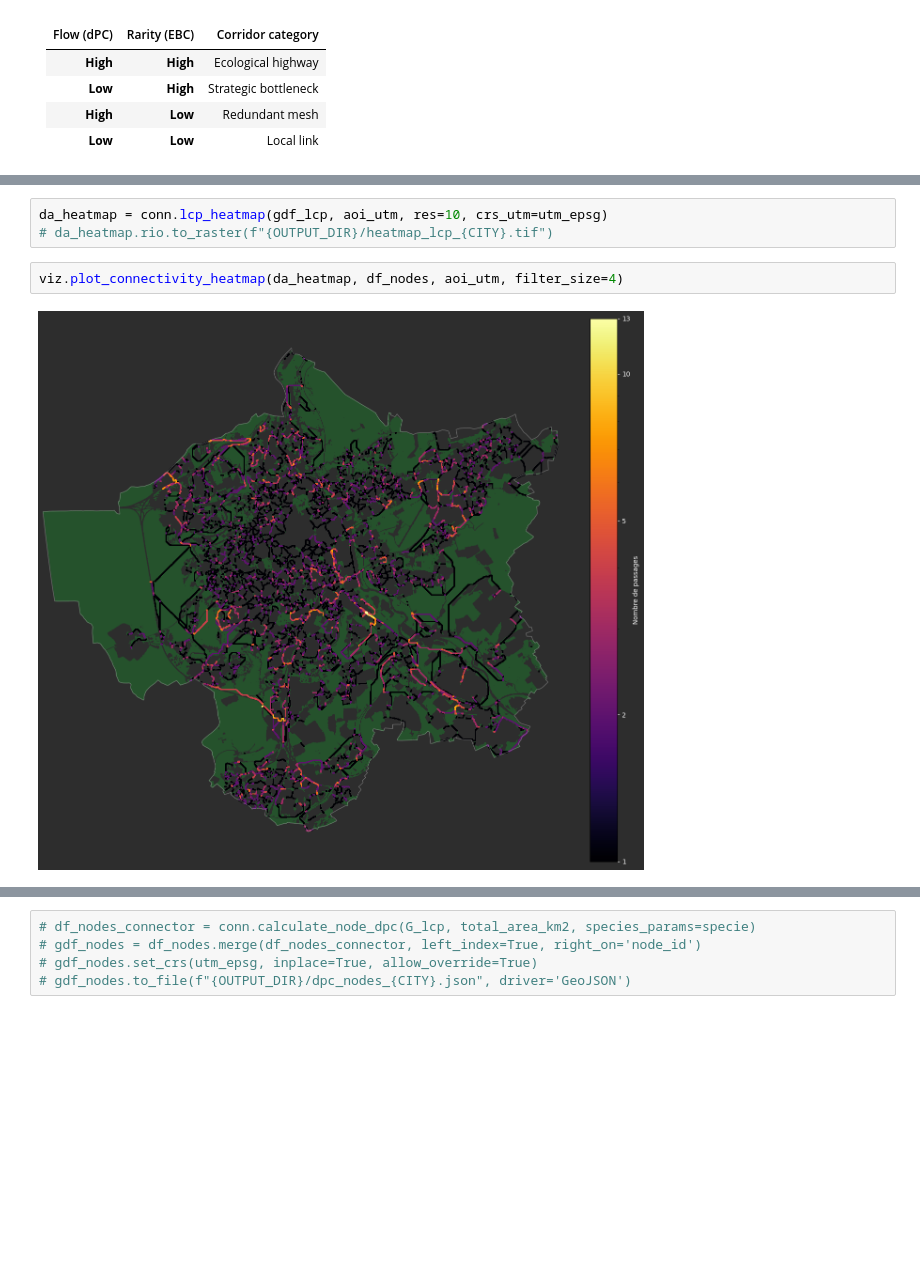
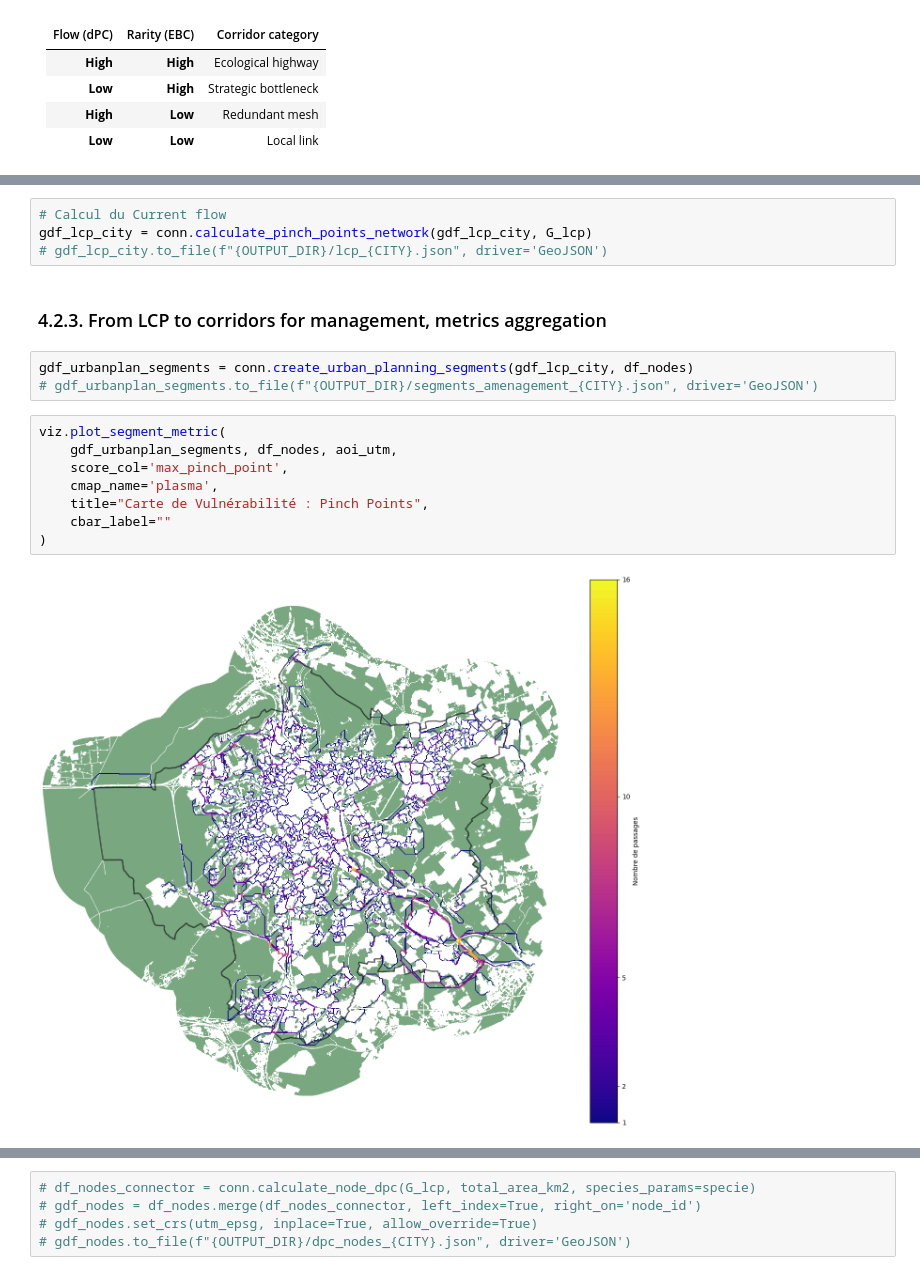
Before and after one commit to marion-billy/urbiverde_ivb, a Jupyter notebook: corridor_project/nancy_prod.ipynb, the cells around one changed output, grey strips where cells are left out. Drawn from its saved outputs; the diff is of its cells as text; blank space fills up the shorter version.

```diff
--- a/corridor_project/nancy_prod.ipynb
+++ b/corridor_project/nancy_prod.ipynb
@@ -258,7 +253,19 @@ viz.plot_classified_corridors(gdf_lcp, df_nodes, aoi_utm)
 # %%
-da_heatmap = conn.lcp_heatmap(gdf_lcp, aoi_utm, res=10, crs_utm=utm_epsg)
-# da_heatmap.rio.to_raster(f"{OUTPUT_DIR}/heatmap_lcp_{CITY}.tif")
+# Calcul du Current flow
+gdf_lcp_city = conn.calculate_pinch_points_network(gdf_lcp_city, G_lcp)
+# gdf_lcp_city.to_file(f"{OUTPUT_DIR}/lcp_{CITY}.json", driver='GeoJSON')
-# %%
-viz.plot_connectivity_heatmap(da_heatmap, df_nodes, aoi_utm, filter_size=4)
-# %% [output]
-[figure, removed]
+# %% [markdown]
+### 4.2.3. From LCP to corridors for management, metrics aggregation
+# %%
+gdf_urbanplan_segments = conn.create_urban_planning_segments(gdf_lcp_city, df_nodes)
+# gdf_urbanplan_segments.to_file(f"{OUTPUT_DIR}/segments_amenagement_{CITY}.json", driver='GeoJSON')
+# %%
+viz.plot_segment_metric(
+    gdf_urbanplan_segments, df_nodes, aoi_utm,
+    score_col='max_pinch_point',
+    cmap_name='plasma',
+    title="Carte de Vulnérabilité : Pinch Points",
+    cbar_label=""
+)
+# %% [output]
+[figure, added]
```
Also changed, not shown: parts of 54 cells of this notebook, 2 other files.
